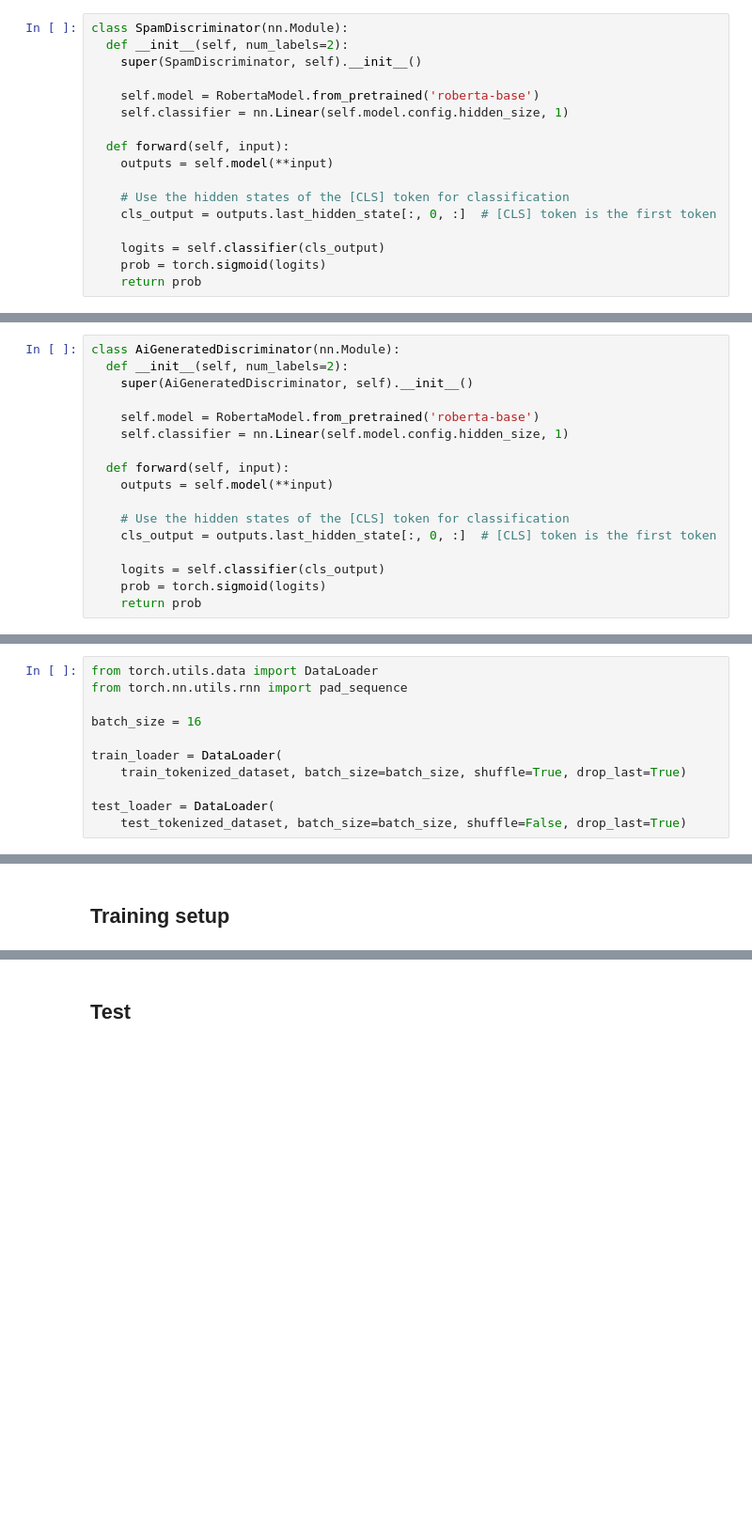
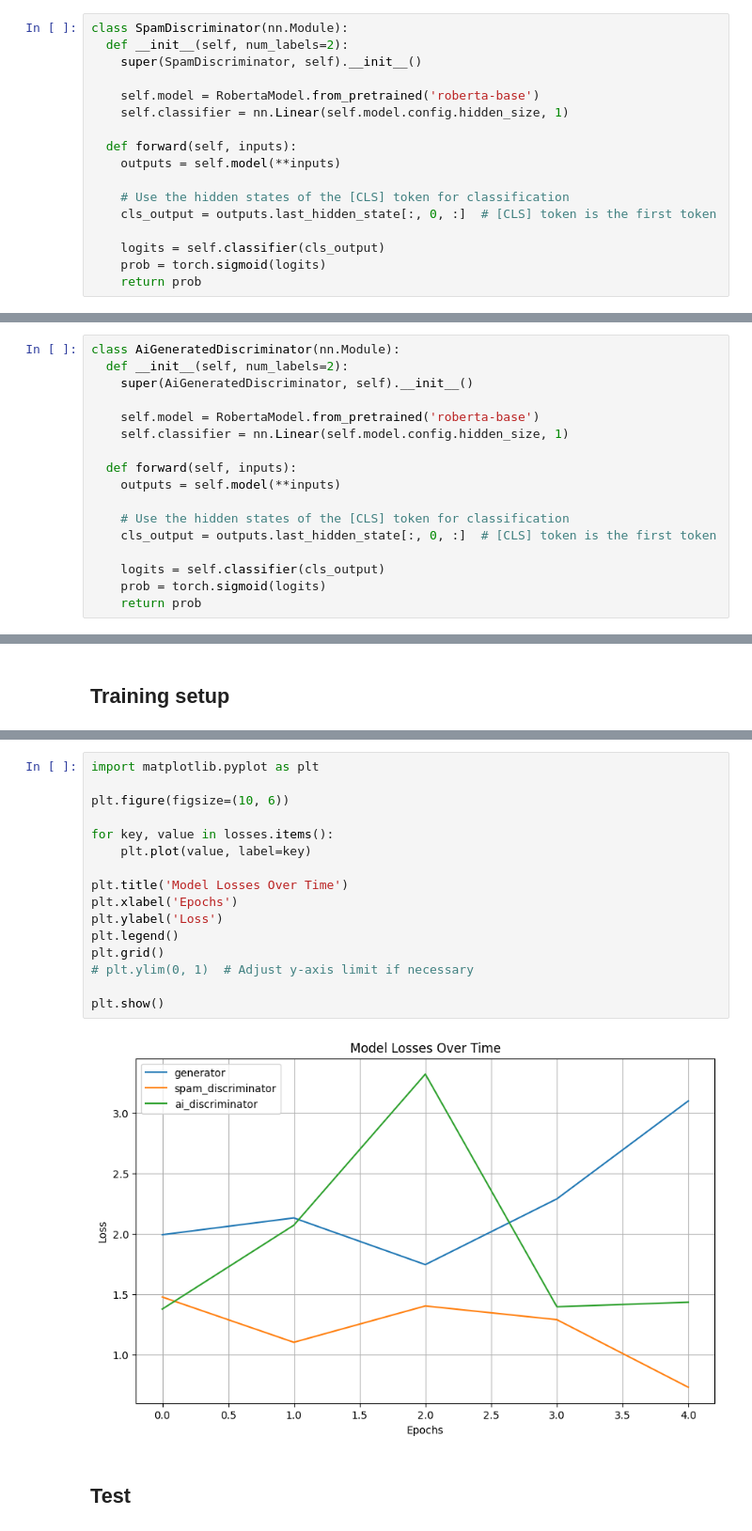
Before and after one commit to pic-spam-detection/offensive, a Jupyter notebook: notebooks/Spam_generation_GAN.ipynb, the cells around one changed output, grey strips where cells are left out. Shown at 94% size. Saved outputs shown, nothing was run; the diff lists cells and outputs as text; blank space fills up the shorter version.

```diff
--- a/notebooks/Spam_generation_GAN.ipynb
+++ b/notebooks/Spam_generation_GAN.ipynb
@@ -80,8 +170,8 @@ class SpamDiscriminator(nn.Module):
     self.model = RobertaModel.from_pretrained('roberta-base')
     self.classifier = nn.Linear(self.model.config.hidden_size, 1)
 
-  def forward(self, input):
-    outputs = self.model(**input)
+  def forward(self, inputs):
+    outputs = self.model(**inputs)
 
     # Use the hidden states of the [CLS] token for classification
     cls_output = outputs.last_hidden_state[:, 0, :]  # [CLS] token is the first token
@@ -118,8 +208,8 @@ class AiGeneratedDiscriminator(nn.Module):
     self.model = RobertaModel.from_pretrained('roberta-base')
     self.classifier = nn.Linear(self.model.config.hidden_size, 1)
 
-  def forward(self, input):
-    outputs = self.model(**input)
+  def forward(self, inputs):
+    outputs = self.model(**inputs)
 
     # Use the hidden states of the [CLS] token for classification
     cls_output = outputs.last_hidden_state[:, 0, :]  # [CLS] token is the first token
@@ -202,11 +219,0 @@ test_tokenized_dataset = test_dataset.map(tokenize_function)
-# %%
-from torch.utils.data import DataLoader
-from torch.nn.utils.rnn import pad_sequence
-
-batch_size = 16
-
-train_loader = DataLoader(
-    train_tokenized_dataset, batch_size=batch_size, shuffle=True, drop_last=True)
-
-test_loader = DataLoader(
-    test_tokenized_dataset, batch_size=batch_size, shuffle=False, drop_last=True)
@@ -292,2 +332,20 @@ TypeError: expected Tensor as element 0 in argument 0, but got list
+# %%
+import matplotlib.pyplot as plt
+
+plt.figure(figsize=(10, 6))
+
+for key, value in losses.items():
+    plt.plot(value, label=key)
+
+plt.title('Model Losses Over Time')
+plt.xlabel('Epochs')
+plt.ylabel('Loss')
+plt.legend()
+plt.grid()
+# plt.ylim(0, 1)  # Adjust y-axis limit if necessary
+
+plt.show()
+# %% [output]
+[figure, added]
 # %% [markdown]
 ## Test
```
Also changed, not shown: parts of 24 cells of this notebook.
